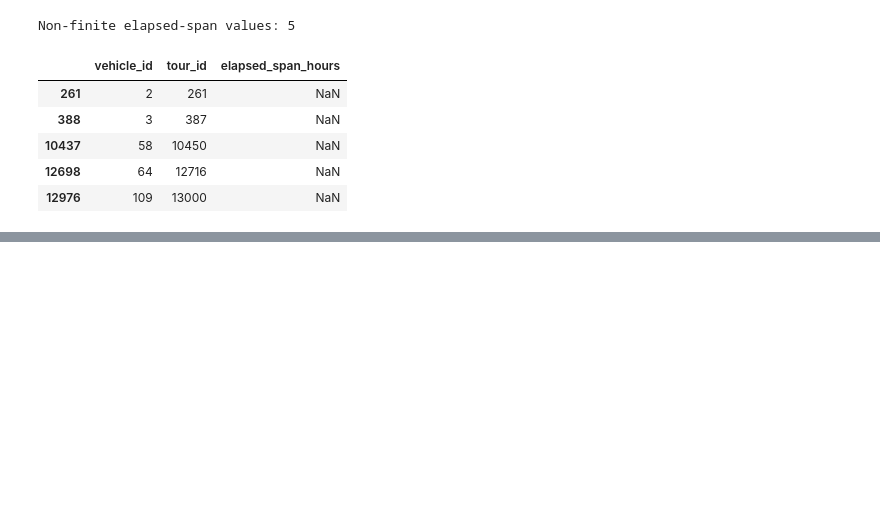
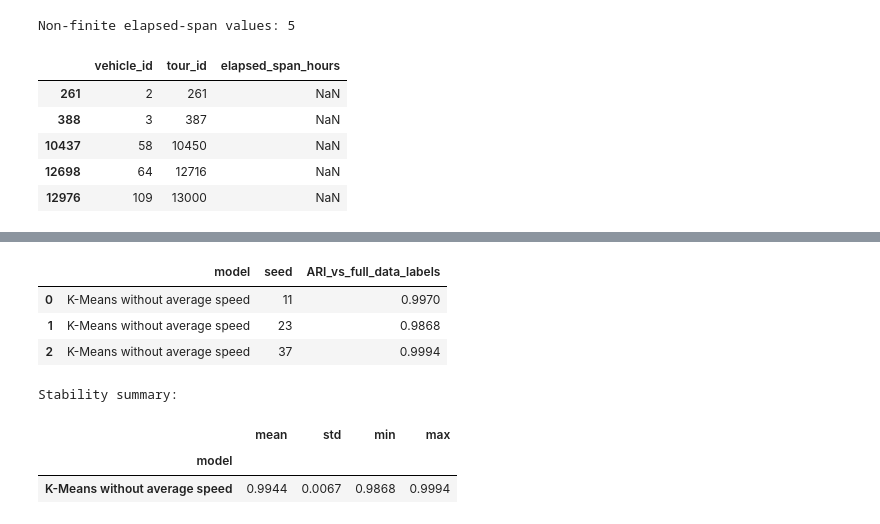
Before and after one commit to Bhargeshjani03/dt-cargo-vehicle-telemetry-, a Jupyter notebook: notebooks/alternative_clustering_models.ipynb, the cells around one changed output, grey strips where cells are left out. Drawn from its saved outputs; the diff is of its cells as text; code cells hidden in the pictures; blank space fills up the shorter version.

```diff
--- a/notebooks/alternative_clustering_models.ipynb
+++ b/notebooks/alternative_clustering_models.ipynb
@@ -2440,0 +2516,45 @@ Non-finite elapsed-span values: 5
+# %%
+stability_rows_no_speed = []
+
+for seed in [11, 23, 37]:
+    sample_rng = np.random.default_rng(seed)
+    sample_idx = sample_rng.choice(
+        len(X_no_speed),
+        size=int(0.8 * len(X_no_speed)),
+        replace=False
+    )
+
+    sampled_labels = KMeans(
+        n_clusters=4,
+        random_state=seed,
+        n_init=20
+    ).fit_predict(X_no_speed[sample_idx])
+
+    stability_rows_no_speed.append({
+        "model": "K-Means without average speed",
+        "seed": seed,
+        "ARI_vs_full_data_labels": adjusted_rand_score(
+            kmeans_no_speed_labels[sample_idx],
+            sampled_labels
+        ),
+    })
+
+stability_no_speed_df = pd.DataFrame(stability_rows_no_speed)
+display(stability_no_speed_df.round(4))
+
+print("Stability summary:")
+display(
+    stability_no_speed_df
+    .groupby("model")["ARI_vs_full_data_labels"]
+    .agg(["mean", "std", "min", "max"])
+    .round(4)
+)
+# %% [output]
+|  | model | seed | ARI_vs_full_data_labels |
+| 0 | K-Means without average speed | 11 | 0.9970 |
+| 1 | K-Means without average speed | 23 | 0.9868 |
+| 2 | K-Means without average speed | 37 | 0.9994 |
+Stability summary:
+|  | mean | std | min | max |
+| model |  |  |  |  |
+| K-Means without average speed | 0.9944 | 0.0067 | 0.9868 | 0.9994 |
```
Also changed, not shown: parts of 7 cells of this notebook.
